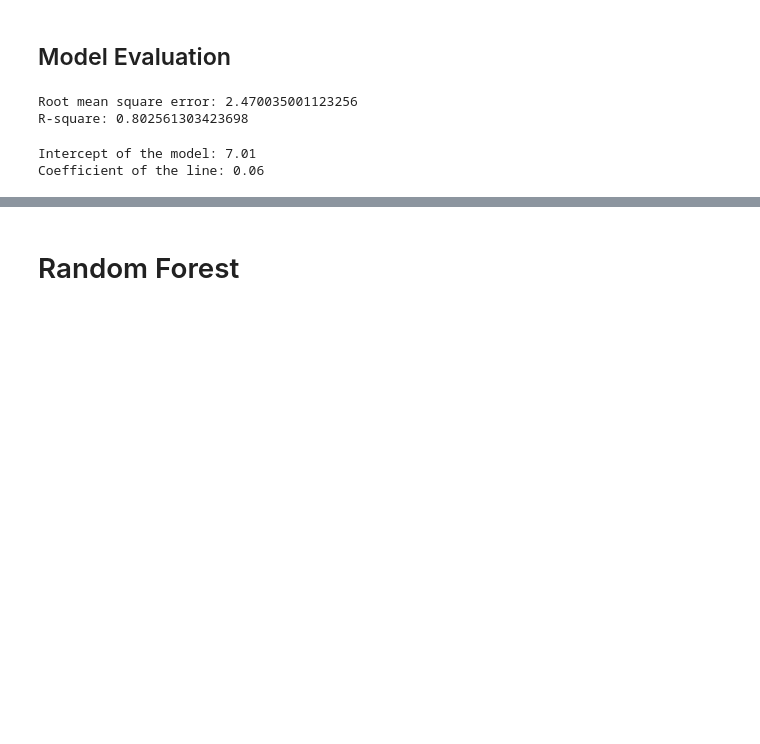
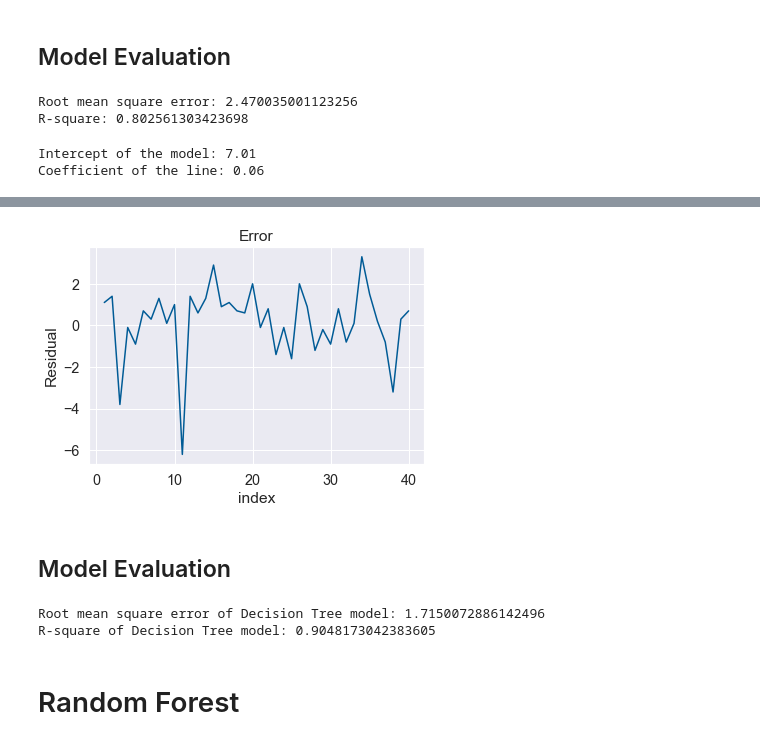
Before and after one commit to Aman123lug/Hacktoberfest2022, a Jupyter notebook: Sales Prediction.ipynb, the cells around one changed output, grey strips where cells are left out. Cells and saved outputs as stored; diff of their text form; code cells hidden in the pictures; blank space fills up the shorter version.

```diff
--- a/Sales Prediction.ipynb
+++ b/Sales Prediction.ipynb
@@ -142,0 +167,12 @@ Coefficient of the line: 0.06
+# %%
+# Plotting the residuals
+resid = y_pred_dt - y_test
+plt.plot(c, resid, color = '#005b96')
+plt.xlabel('index')
+plt.ylabel('Residual')
+plt.title('Error')
+plt.show()
+# %% [output]
+[figure, added]
+# %% [markdown]
+## Model Evaluation
@@ -143,3 +186,9 @@ Coefficient of the line: 0.06
+# %%
+print('Root mean square error of Decision Tree model:', rmse_dt)
+print('R-square of Decision Tree model:', rsquare_dt)
+# %% [output]
+Root mean square error of Decision Tree model: 1.7150072886142496
+R-square of Decision Tree model: 0.9048173042383605
 # %% [markdown]
 # Random Forest
 # %%
```
Also changed, not shown: parts of 16 cells of this notebook.
